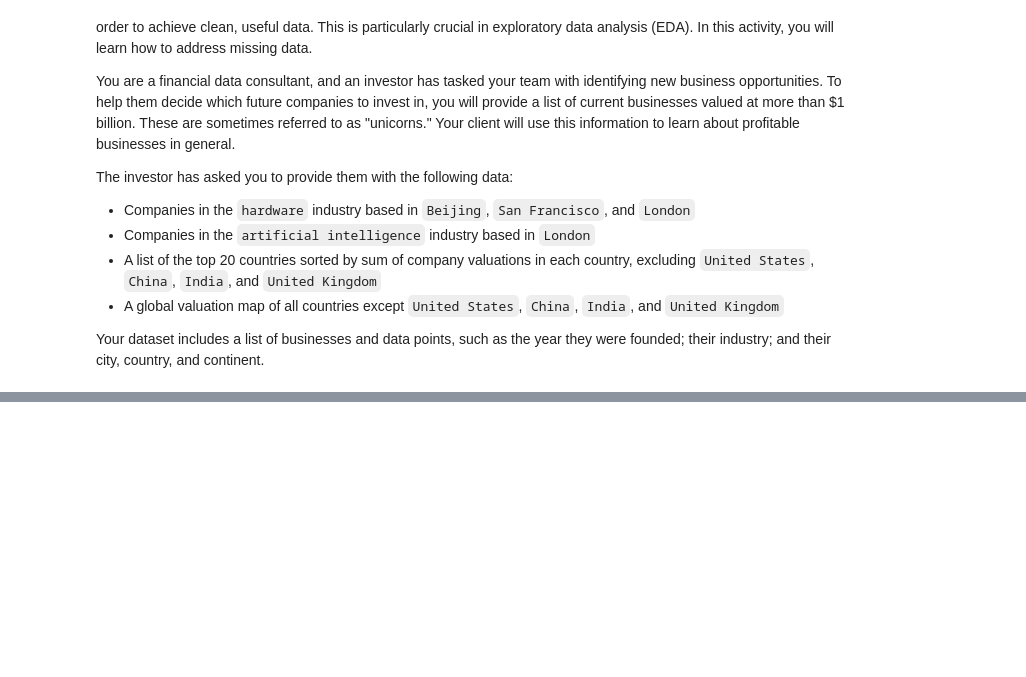
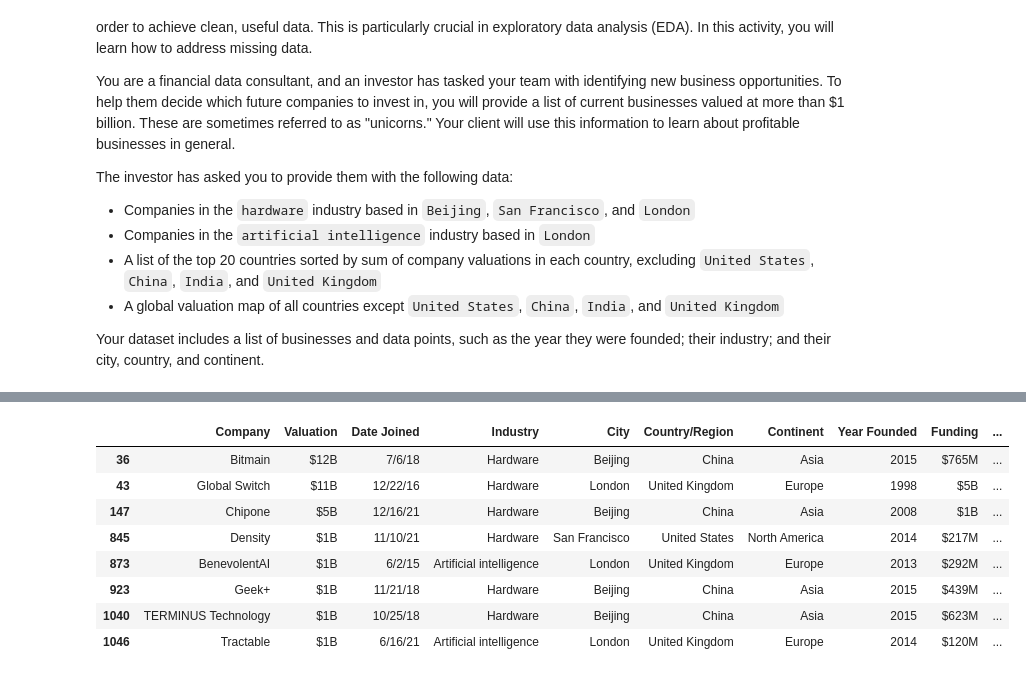
Before and after one commit to gilbertosg/data-science-ML, a Jupyter notebook: 3-Translate-Data-Into-Insights/3-EDA-Cleaning_Joining.ipynb, the cells around one changed output, grey strips where cells are left out. Saved outputs shown, nothing was run; the diff lists cells and outputs as text; code cells hidden in the pictures; blank space fills up the shorter version.

```diff
--- a/3-Translate-Data-Into-Insights/3-EDA-Cleaning_Joining.ipynb
+++ b/3-Translate-Data-Into-Insights/3-EDA-Cleaning_Joining.ipynb
@@ -232,0 +193,3 @@ df_companies = pd.read_csv('datasets/Unicorn_Companies_Missing.csv')
+# %%
+# Create a new column `Year Joined`
+df_companies['Year_Joined'] = pd.to_datetime(df_companies['Date Joined']).dt.year
@@ -232,0 +501,22 @@ df_companies = pd.read_csv('datasets/Unicorn_Companies_Missing.csv')
+# %%
+# 1. Create a Boolean mask using conditional logic
+cities = ['Beijing', 'San Francisco', 'London']
+mask = (
+    (df_companies['Industry']=='Hardware') & (df_companies['City'].isin(cities))
+) | (
+    (df_companies['Industry']=='Artificial intelligence') & (df_companies['City']=='London')
+)
+
+# 2. Apply the mask to the `df_companies` dataframe and assign the results to `df_invest`
+df_invest = df_companies[mask]
+df_invest
+# %% [output]
+|  | Company | Valuation | Date Joined | Industry | City | Country/Region | Continent | Year Founded | Funding | ... |
+| 36 | Bitmain | $12B | 7/6/18 | Hardware | Beijing | China | Asia | 2015 | $765M | ... |
+| 43 | Global Switch | $11B | 12/22/16 | Hardware | London | United Kingdom | Europe | 1998 | $5B | ... |
+| 147 | Chipone | $5B | 12/16/21 | Hardware | Beijing | China | Asia | 2008 | $1B | ... |
+| 845 | Density | $1B | 11/10/21 | Hardware | San Francisco | United States | North America | 2014 | $217M | ... |
+| 873 | BenevolentAI | $1B | 6/2/15 | Artificial intelligence | London | United Kingdom | Europe | 2013 | $292M | ... |
+| 923 | Geek+ | $1B | 11/21/18 | Hardware | Beijing | China | Asia | 2015 | $439M | ... |
+| 1040 | TERMINUS Technology | $1B | 10/25/18 | Hardware | Beijing | China | Asia | 2015 | $623M | ... |
+| 1046 | Tractable | $1B | 6/16/21 | Artificial intelligence | London | United Kingdom | Europe | 2014 | $120M | ... |
```
Also changed, not shown: parts of 55 cells of this notebook, 2 other files.
